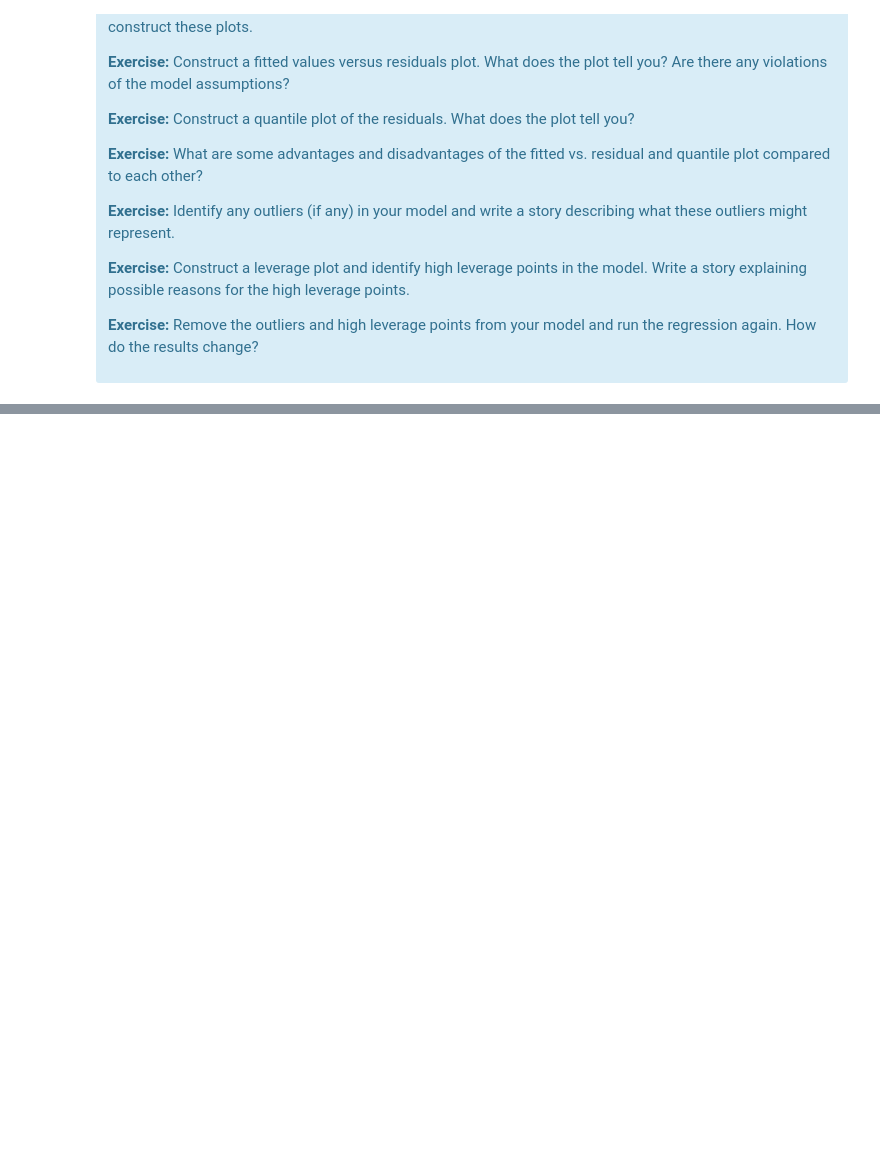
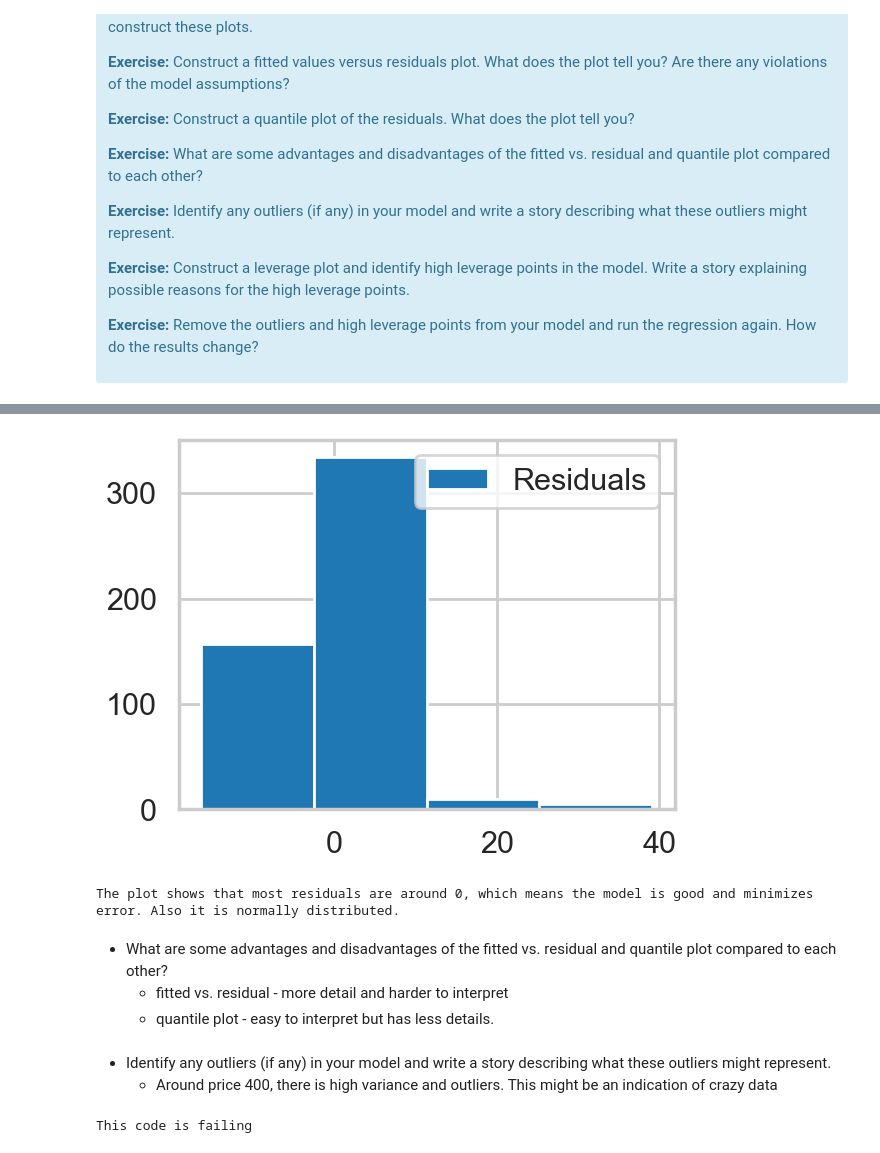
Before and after one commit to mdgarber/BostonHousing, a Jupyter notebook: 1723209039_Case_Study_-_Boston_Housing_Instructions/Case Study - Boston Housing/Mini_Project_Linear_Regression.ipynb, the cells around one changed output, grey strips where cells are left out. Saved outputs shown, nothing was run; the diff lists cells and outputs as text; code cells hidden in the pictures; blank space fills up the shorter version.

```diff
--- a/1723209039_Case_Study_-_Boston_Housing_Instructions/Case Study - Boston Housing/Mini_Project_Linear_Regression.ipynb
+++ b/1723209039_Case_Study_-_Boston_Housing_Instructions/Case Study - Boston Housing/Mini_Project_Linear_Regression.ipynb
@@ -845,0 +864,21 @@ There are some other issues that are important investigate with linear regressio
+# %%
+# Construct a quantile plot of the residuals. What does the plot tell you?
+plt.hist(lm.resid, bins=4, label='Residuals')
+plt.legend()
+plt.show()
+print('The plot shows that most residuals are around 0, which means the model is good and minimizes error. Also it is normally distributed.')
+# %% [output]
+[figure, added]
+The plot shows that most residuals are around 0, which means the model is good and minimizes error. Also it is normally distributed.
+# %% [markdown]
+- What are some advantages and disadvantages of the fitted vs. residual and quantile plot compared to each other?
+    - fitted vs. residual - more detail and harder to interpret
+    - quantile plot - easy to interpret but has less details.
+# %% [markdown]
+- Identify any outliers (if any) in your model and write a story describing what these outliers might represent.
+    - Around price 400, there is high variance and outliers. This might be an indication of crazy data
+# %%
+# Construct a leverage plot and identify high leverage points in the model. Write a story explaining possible reasons for the high leverage points.
+print('This code is failing')
+# %% [output]
+This code is failing
```
Also changed, not shown: parts of 9 cells of this notebook.
